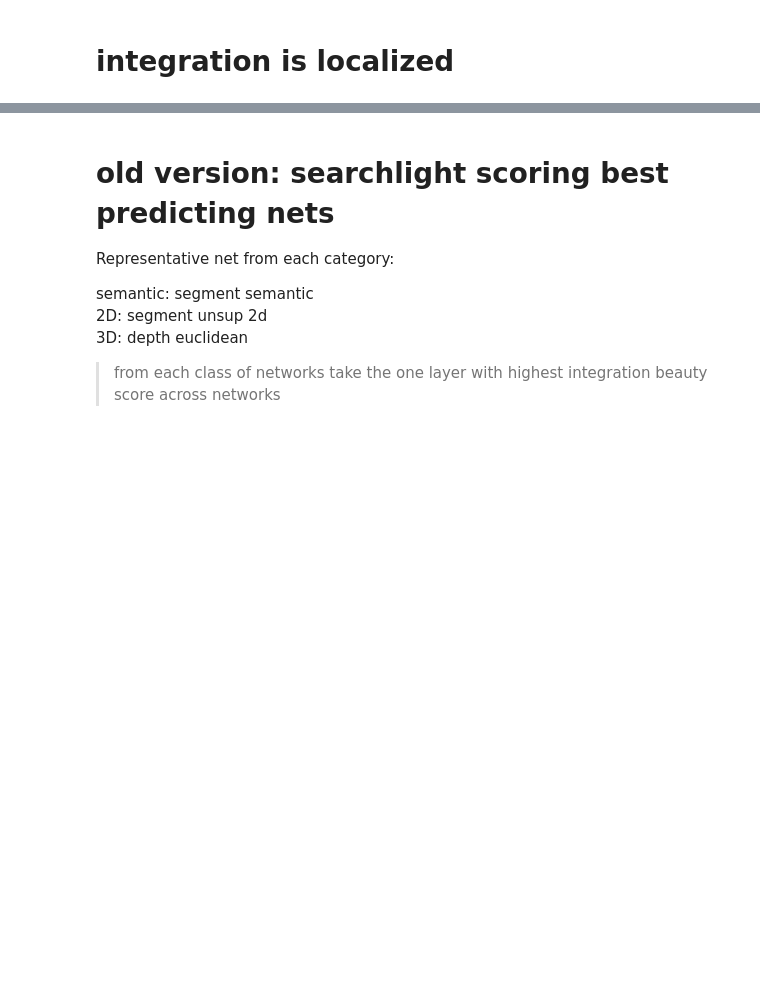
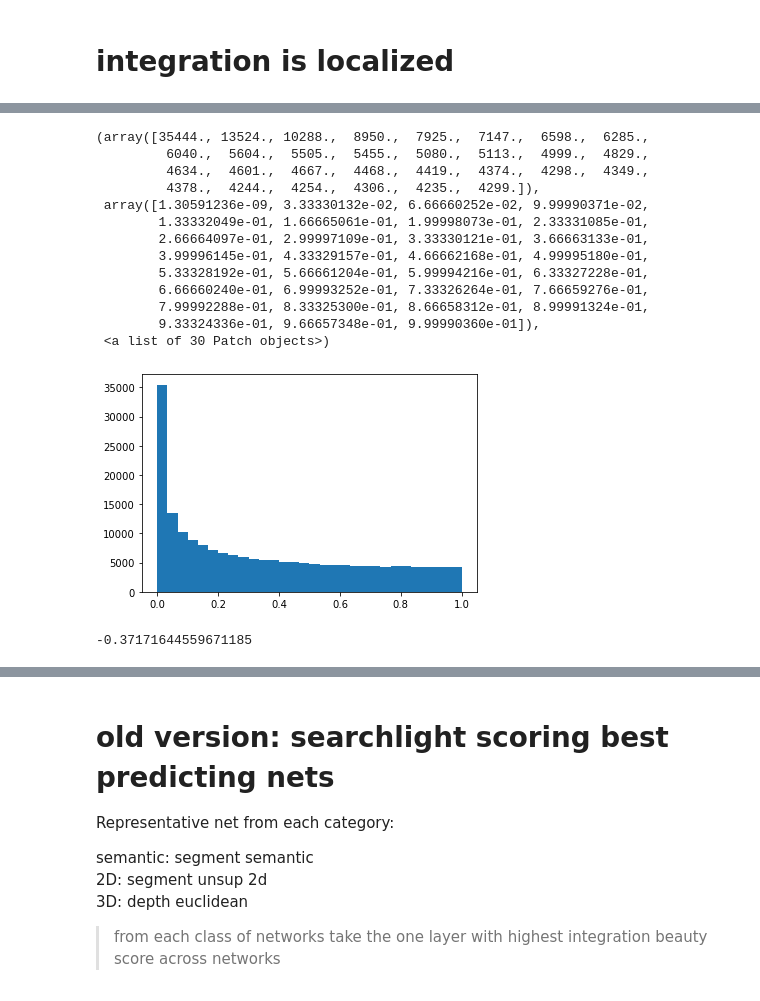
Before and after one commit to toniklenk/analysis-taskonomy, a Jupyter notebook: scripts/factor3 spatialintegration.ipynb, the cells around one changed output, grey strips where cells are left out. Saved outputs shown, nothing was run; the diff lists cells and outputs as text; code cells hidden in the pictures; blank space fills up the shorter version.

```diff
--- a/scripts/factor3 spatialintegration.ipynb
+++ b/scripts/factor3 spatialintegration.ipynb
@@ -368,0 +592,21 @@ predictor_rdm_3.to_hdf(
+# %%
+plt.hist(subset_pvalues, bins=30)
+# %% [output]
+(array([35444., 13524., 10288.,  8950.,  7925.,  7147.,  6598.,  6285.,
+         6040.,  5604.,  5505.,  5455.,  5080.,  5113.,  4999.,  4829.,
+         4634.,  4601.,  4667.,  4468.,  4419.,  4374.,  4298.,  4349.,
+         4378.,  4244.,  4254.,  4306.,  4235.,  4299.]),
+ array([1.30591236e-09, 3.33330132e-02, 6.66660252e-02, 9.99990371e-02,
+        1.33332049e-01, 1.66665061e-01, 1.99998073e-01, 2.33331085e-01,
+        2.66664097e-01, 2.99997109e-01, 3.33330121e-01, 3.66663133e-01,
+        3.99996145e-01, 4.33329157e-01, 4.66662168e-01, 4.99995180e-01,
+        5.33328192e-01, 5.66661204e-01, 5.99994216e-01, 6.33327228e-01,
+        6.66660240e-01, 6.99993252e-01, 7.33326264e-01, 7.66659276e-01,
+        7.99992288e-01, 8.33325300e-01, 8.66658312e-01, 8.99991324e-01,
+        9.33324336e-01, 9.66657348e-01, 9.99990360e-01]),
+ <a list of 30 Patch objects>)
+[figure, added]
+# %%
+subset_correlations.min()
+# %% [output]
+-0.37171644559671185
```
Also changed, not shown: parts of 46 cells of this notebook, 3 other files.
